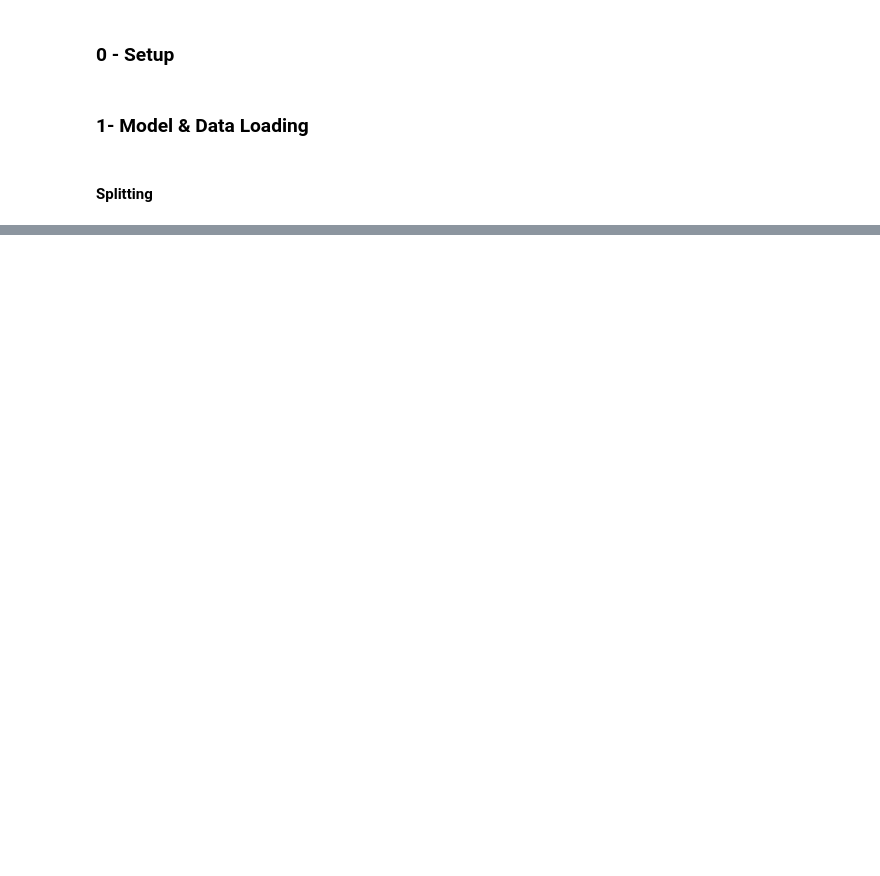
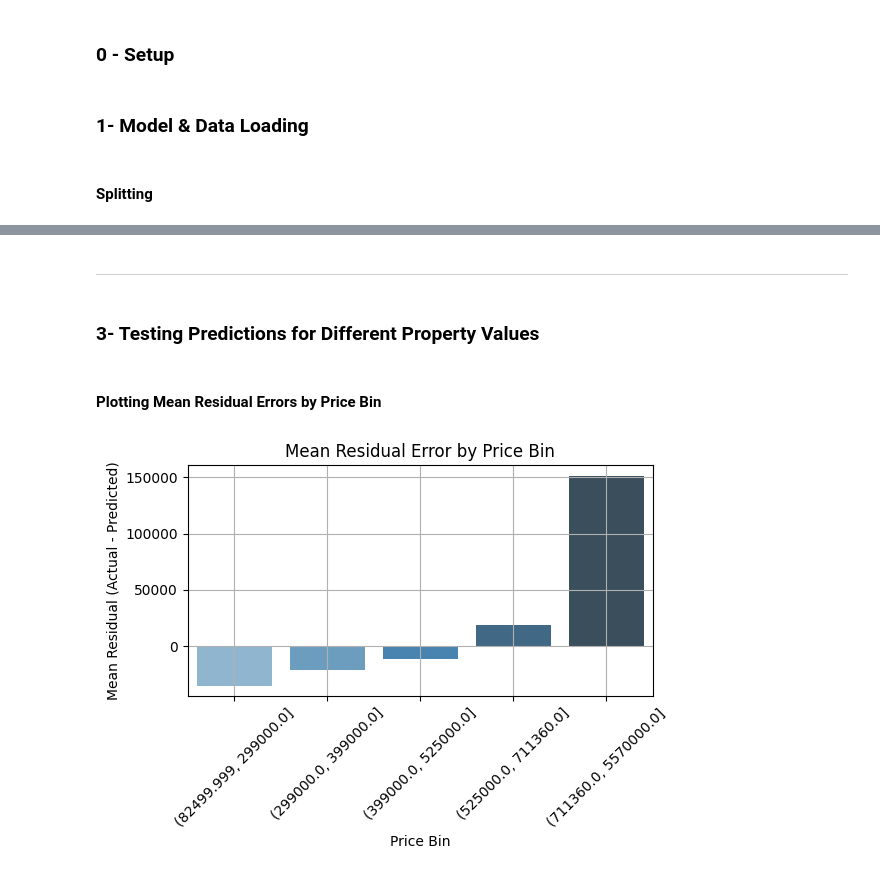
Before and after one commit to paulinhok14/phdata-mle-assessment, a Jupyter notebook: notebooks/model_evaluation.ipynb, the cells around one changed output, grey strips where cells are left out. Cells and saved outputs as stored; diff of their text form; code cells hidden in the pictures; blank space fills up the shorter version.

```diff
--- a/notebooks/model_evaluation.ipynb
+++ b/notebooks/model_evaluation.ipynb
@@ -93,0 +131,42 @@ print(f"Mean CV R²: {cv_scores.mean():.3f}")
+# %% [markdown]
+---
+# %% [markdown]
+### 3- Testing Predictions for Different Property Values
+# %%
+# Creating Price bins using quantiles (equal bins)
+num_bins = 5
+bins = pd.qcut(y_test, q=num_bins, duplicates='drop')
+
+# Creating DataFrame with actual, predicted values and residuals
+df_errors = pd.DataFrame({
+    'actual': y_test,
+    'predicted': y_pred_test,
+    'residual': y_test - y_pred_test,
+    'abs_residual': (y_test - y_pred_test).abs(),
+    'bin': bins
+})
+# %%
+# Grouping by bin and calculate error statistics
+error_stats = df_errors.groupby('bin', observed=True).agg({
+    'residual': ['mean', 'std'],
+    'abs_residual': ['mean', 'std'],
+    'actual': ['min', 'max', 'count']
+}).reset_index()
+
+# Renaming columns for clarity
+error_stats.columns = ['bin', 'residual_mean', 'residual_std', 'abs_residual_mean', 'abs_residual_std', 'actual_min', 'actual_max', 'count']
+# %% [markdown]
+#### Plotting Mean Residual Errors by Price Bin
+# %%
+plt.figure(figsize=(6,3))
+sns.barplot(x='bin', y='residual_mean', data=error_stats, palette='Blues_d', hue='bin', legend=False)
+
+# Chart Settings
+plt.title('Mean Residual Error by Price Bin')
+plt.xlabel('Price Bin')
+plt.ylabel('Mean Residual (Actual - Predicted)')
+plt.xticks(rotation=45)
+plt.grid(True)
+plt.show()
+# %% [output]
+[figure, added]
```
Also changed, not shown: parts of 17 cells of this notebook, 1 other file.
